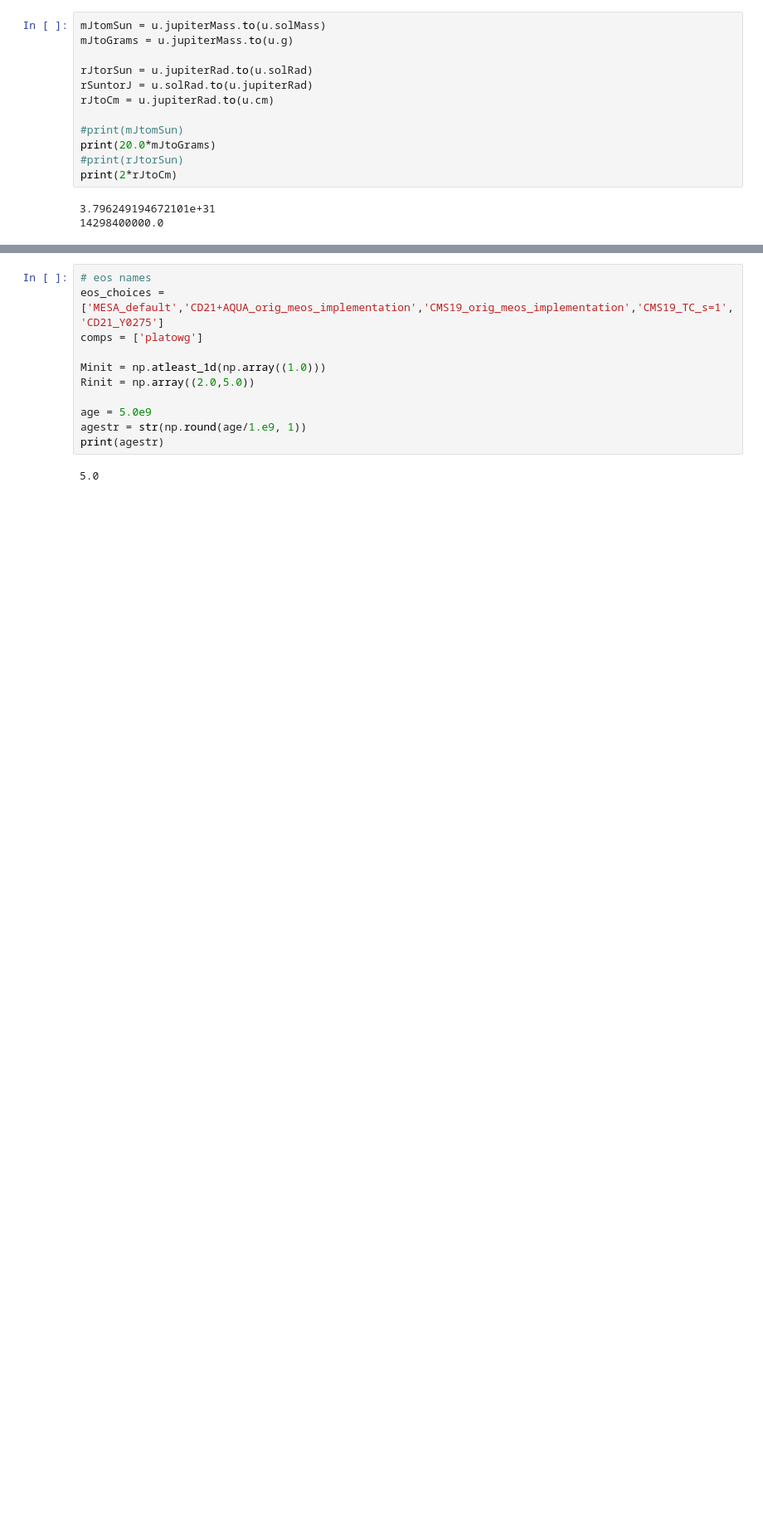
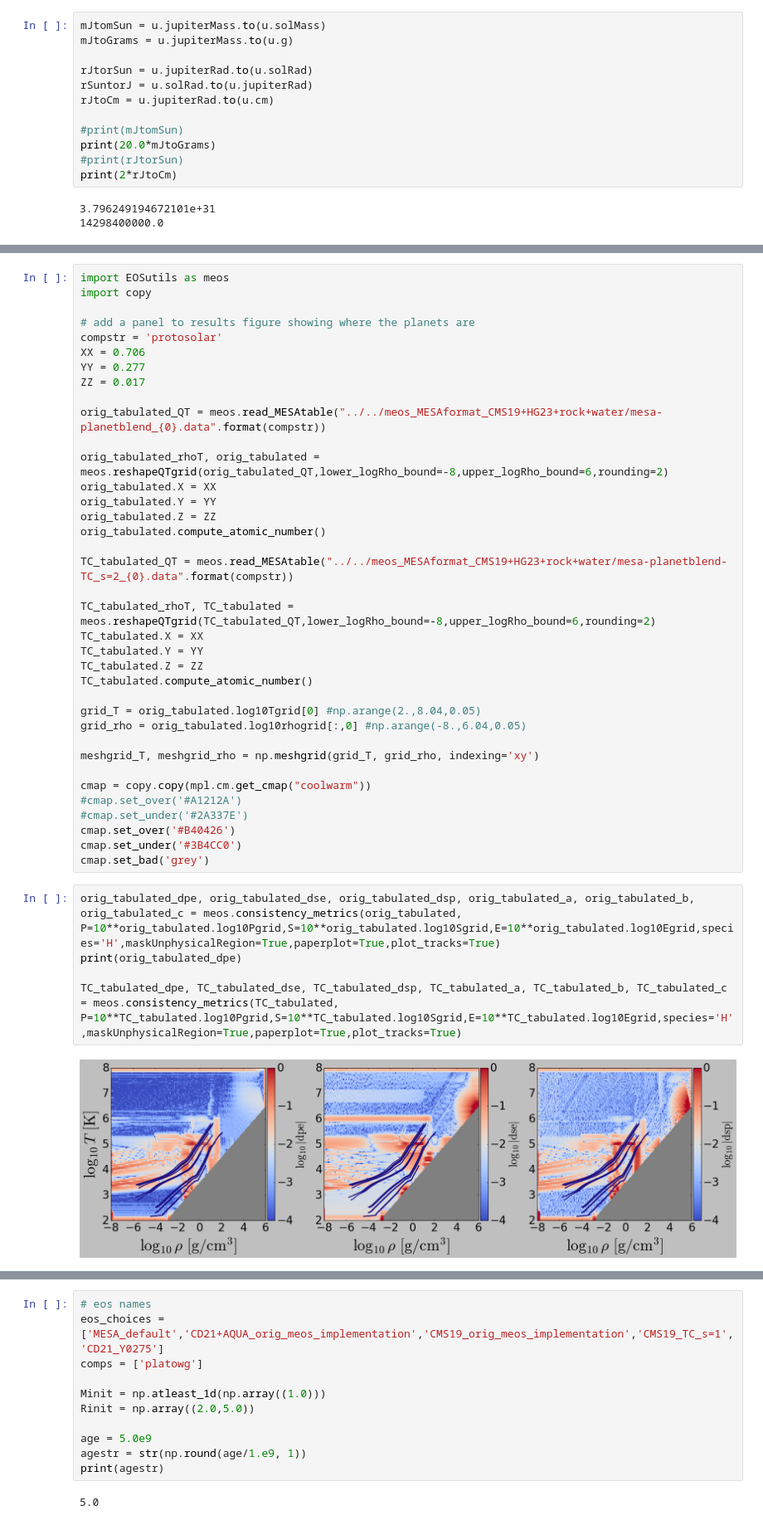
Before and after one commit to esandford/giant_planets, a Jupyter notebook: MESA_EoS/thermo_consistency/MESA_runs/results.ipynb, the cells around one changed output, grey strips where cells are left out. Shown at 83% size. Saved outputs shown, nothing was run; the diff lists cells and outputs as text; blank space fills up the shorter version.

Commit message:
commit before paper submission

```diff
--- a/MESA_EoS/thermo_consistency/MESA_runs/results.ipynb
+++ b/MESA_EoS/thermo_consistency/MESA_runs/results.ipynb
@@ -62,0 +251,44 @@ Rinit = np.atleast_1d(np.array((2.0)))
+# %%
+import EOSutils as meos
+import copy
+
+# add a panel to results figure showing where the planets are
+compstr = 'protosolar'
+XX = 0.706
+YY = 0.277
+ZZ = 0.017
+
+orig_tabulated_QT = meos.read_MESAtable("../../meos_MESAformat_CMS19+HG23+rock+water/mesa-planetblend_{0}.data".format(compstr))
+
+orig_tabulated_rhoT, orig_tabulated = meos.reshapeQTgrid(orig_tabulated_QT,lower_logRho_bound=-8,upper_logRho_bound=6,rounding=2)
+orig_tabulated.X = XX
+orig_tabulated.Y = YY
+orig_tabulated.Z = ZZ
+orig_tabulated.compute_atomic_number()
+
+TC_tabulated_QT = meos.read_MESAtable("../../meos_MESAformat_CMS19+HG23+rock+water/mesa-planetblend-TC_s=2_{0}.data".format(compstr))
+
+TC_tabulated_rhoT, TC_tabulated = meos.reshapeQTgrid(TC_tabulated_QT,lower_logRho_bound=-8,upper_logRho_bound=6,rounding=2)
+TC_tabulated.X = XX
+TC_tabulated.Y = YY
+TC_tabulated.Z = ZZ
+TC_tabulated.compute_atomic_number()
+
+grid_T = orig_tabulated.log10Tgrid[0] #np.arange(2.,8.04,0.05)
+grid_rho = orig_tabulated.log10rhogrid[:,0] #np.arange(-8.,6.04,0.05)
+
+meshgrid_T, meshgrid_rho = np.meshgrid(grid_T, grid_rho, indexing='xy')
+
+cmap = copy.copy(mpl.cm.get_cmap("coolwarm"))
+#cmap.set_over('#A1212A')
+#cmap.set_under('#2A337E')
+cmap.set_over('#B40426')
+cmap.set_under('#3B4CC0')
+cmap.set_bad('grey')
+# %%
+orig_tabulated_dpe, orig_tabulated_dse, orig_tabulated_dsp, orig_tabulated_a, orig_tabulated_b, orig_tabulated_c = meos.consistency_metrics(orig_tabulated, P=10**orig_tabulated.log10Pgrid,S=10**orig_tabulated.log10Sgrid,E=10**orig_tabulated.log10Egrid,species='H',maskUnphysicalRegion=True,paperplot=True,plot_tracks=True)
+print(orig_tabulated_dpe)
+
+TC_tabulated_dpe, TC_tabulated_dse, TC_tabulated_dsp, TC_tabulated_a, TC_tabulated_b, TC_tabulated_c = meos.consistency_metrics(TC_tabulated, P=10**TC_tabulated.log10Pgrid,S=10**TC_tabulated.log10Sgrid,E=10**TC_tabulated.log10Egrid,species='H',maskUnphysicalRegion=True,paperplot=True,plot_tracks=True)
+# %% [output]
+[figure, added]
```
Also changed, not shown: parts of 10 cells of this notebook, 9 other files.
